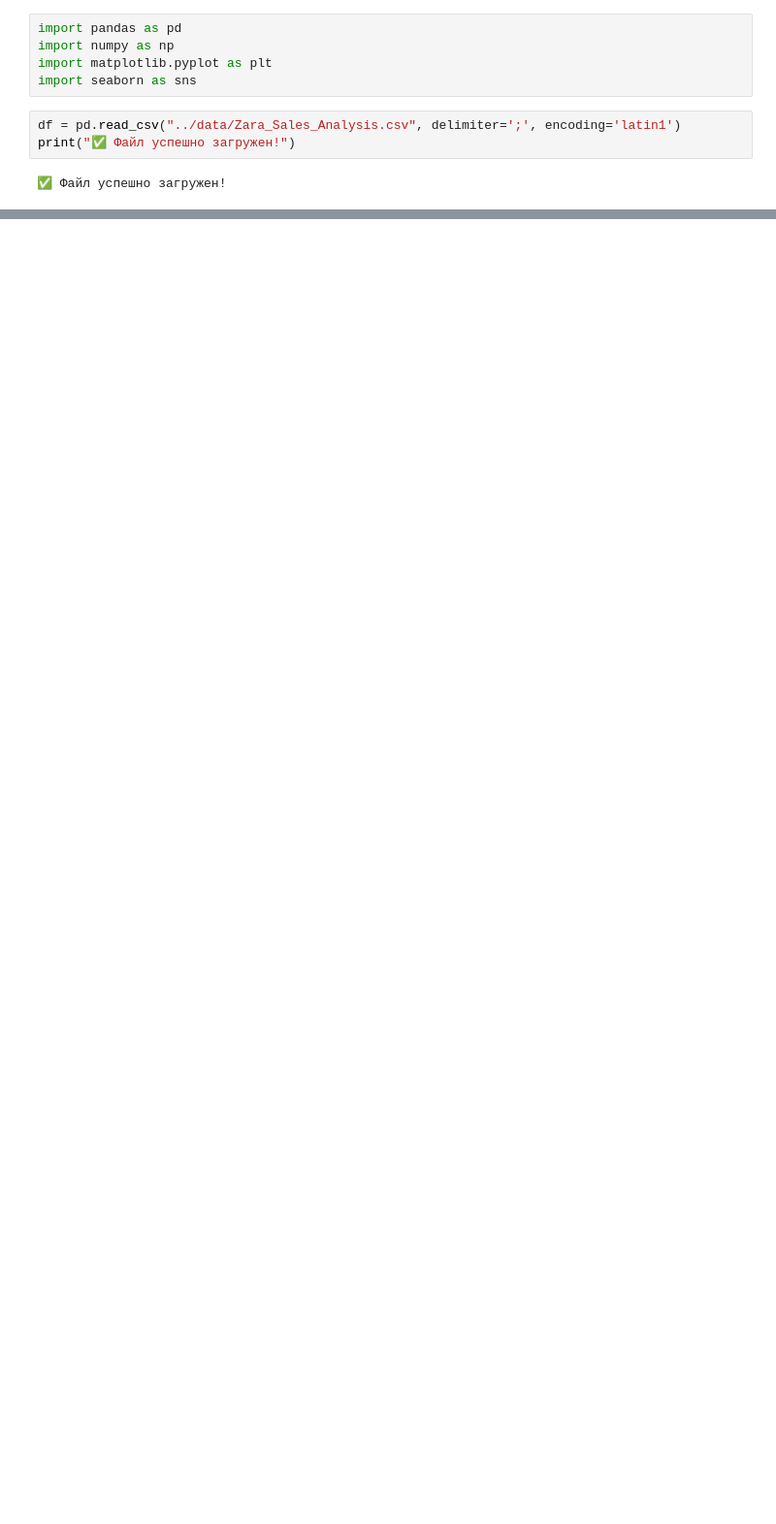
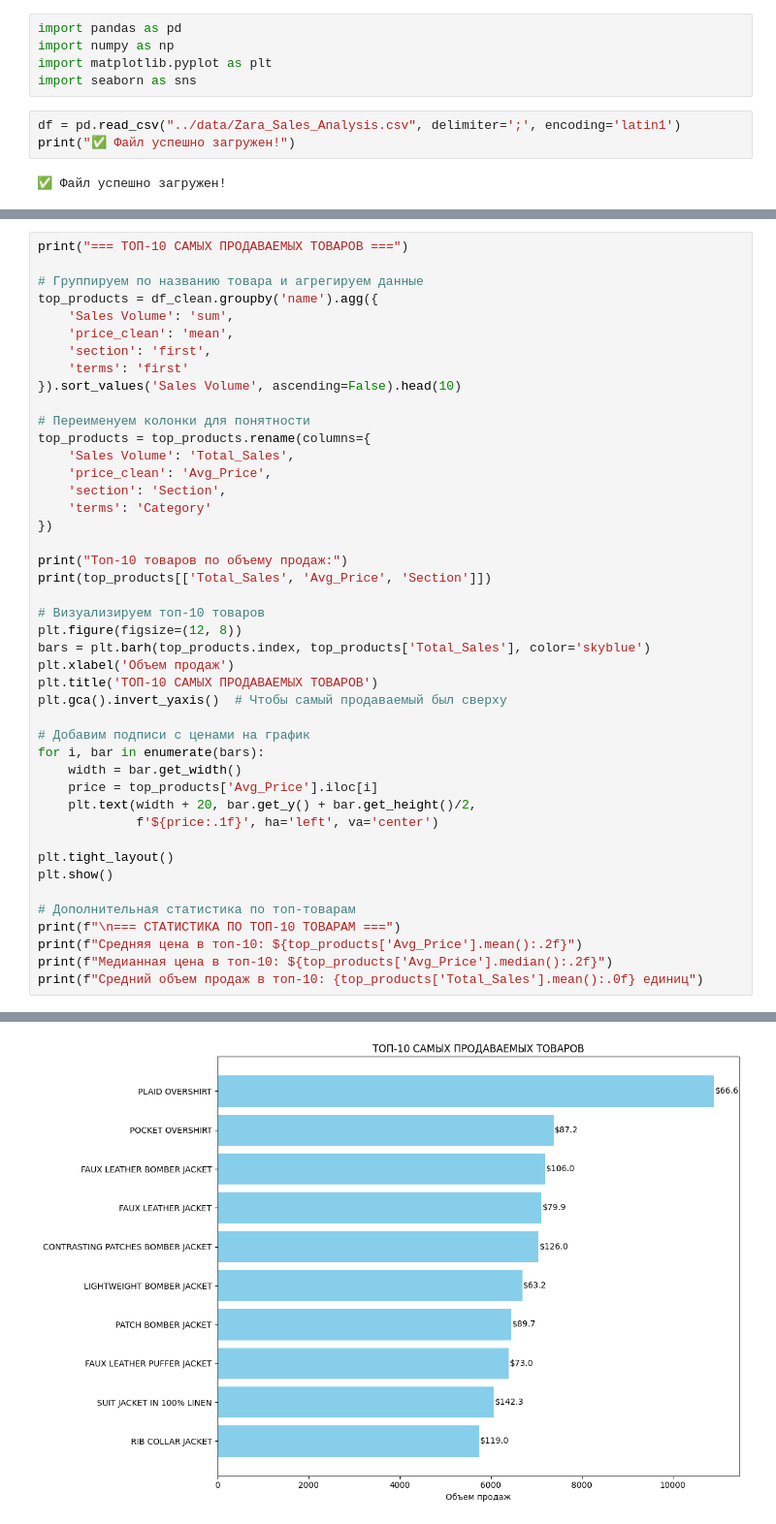
Before and after one commit to spasovpi/data-analytics-learning, a Jupyter notebook: projects/python-analysis/zara_sales_analysis/notebooks/zara_data_analysis.ipynb, the cells around one changed output, grey strips where cells are left out. Shown at 97% size. Saved outputs shown, nothing was run; the diff lists cells and outputs as text; blank space fills up the shorter version.

Commit message:
feat: complete Zara sales analysis project

```diff
--- a/projects/python-analysis/zara_sales_analysis/notebooks/zara_data_analysis.ipynb
+++ b/projects/python-analysis/zara_sales_analysis/notebooks/zara_data_analysis.ipynb
@@ -39,0 +219,45 @@ memory usage: 31.6+ KB
+# %%
+print("=== ТОП-10 САМЫХ ПРОДАВАЕМЫХ ТОВАРОВ ===")
+
+# Группируем по названию товара и агрегируем данные
+top_products = df_clean.groupby('name').agg({
+    'Sales Volume': 'sum',
+    'price_clean': 'mean',
+    'section': 'first',
+    'terms': 'first'
+}).sort_values('Sales Volume', ascending=False).head(10)
+
+# Переименуем колонки для понятности
+top_products = top_products.rename(columns={
+    'Sales Volume': 'Total_Sales',
+    'price_clean': 'Avg_Price',
+    'section': 'Section',
+    'terms': 'Category'
+})
+
+print("Топ-10 товаров по объему продаж:")
+print(top_products[['Total_Sales', 'Avg_Price', 'Section']])
+
+# Визуализируем топ-10 товаров
+plt.figure(figsize=(12, 8))
+bars = plt.barh(top_products.index, top_products['Total_Sales'], color='skyblue')
+plt.xlabel('Объем продаж')
+plt.title('ТОП-10 САМЫХ ПРОДАВАЕМЫХ ТОВАРОВ')
+plt.gca().invert_yaxis()  # Чтобы самый продаваемый был сверху
+
+# Добавим подписи с ценами на график
+for i, bar in enumerate(bars):
+    width = bar.get_width()
+    price = top_products['Avg_Price'].iloc[i]
+    plt.text(width + 20, bar.get_y() + bar.get_height()/2,
+             f'${price:.1f}', ha='left', va='center')
+
+plt.tight_layout()
+plt.show()
+
+# Дополнительная статистика по топ-товарам
+print(f"\n=== СТАТИСТИКА ПО ТОП-10 ТОВАРАМ ===")
+print(f"Средняя цена в топ-10: ${top_products['Avg_Price'].mean():.2f}")
+print(f"Медианная цена в топ-10: ${top_products['Avg_Price'].median():.2f}")
+print(f"Средний объем продаж в топ-10: {top_products['Total_Sales'].mean():.0f} единиц")
+# %% [output]
@@ -39,0 +278 @@ memory usage: 31.6+ KB
+[figure, added]
```
Also changed, not shown: parts of 13 cells of this notebook, 1 other file.
